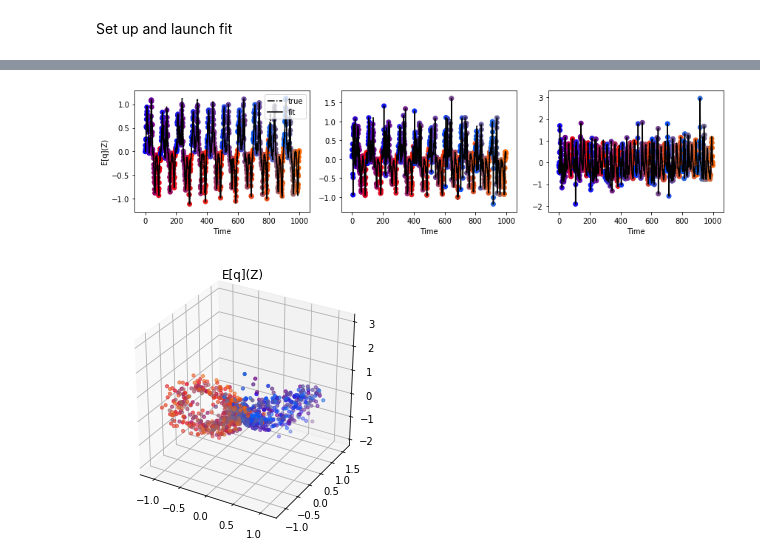
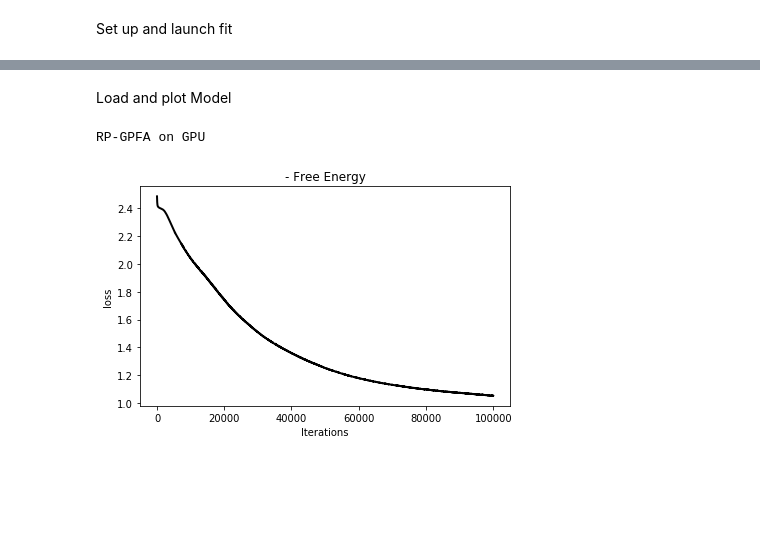
Before and after one commit to gatsby-sahani/rpm-aistats-2023, a Jupyter notebook: RP-GPFA/demo_lorenz_attractor.ipynb, the cells around one changed output, grey strips where cells are left out. Saved outputs shown, nothing was run; the diff lists cells and outputs as text; code cells hidden in the pictures; blank space fills up the shorter version.

```diff
--- a/RP-GPFA/demo_lorenz_attractor.ipynb
+++ b/RP-GPFA/demo_lorenz_attractor.ipynb
@@ -242,2 +242,3 @@ Epoch 50000/50000 Loss: 1.332525e+00
 # %%
-save_gprpm('LLLlorenz' + str(dim_latent_true) + 'D.pkl', model, observations=obs, true_latent=latent_true)
+fname = './../RPGPFA_demo_results/lorenz.pkl'
+save_gprpm(fname, model, observations=obs, true_latent=latent_true)
@@ -257,5 +245,8 @@ RP-GPFA on GPU
-# %%
-plot_summary(model, latent_true=latent_true, plot_observation='all', plot_factors_id= [-1], plot_regressed='krr')
-# %% [output]
-[figure, removed]
-[figure, removed]
+# %% [markdown]
+Load and plot Model
+# %%
+model, obs, latent_true = load_gprpm(fname)
+plot_loss(model)
+# %% [output]
+RP-GPFA on GPU
+[figure, added]
```
Also changed, not shown: parts of 10 cells of this notebook, 7 other files.
